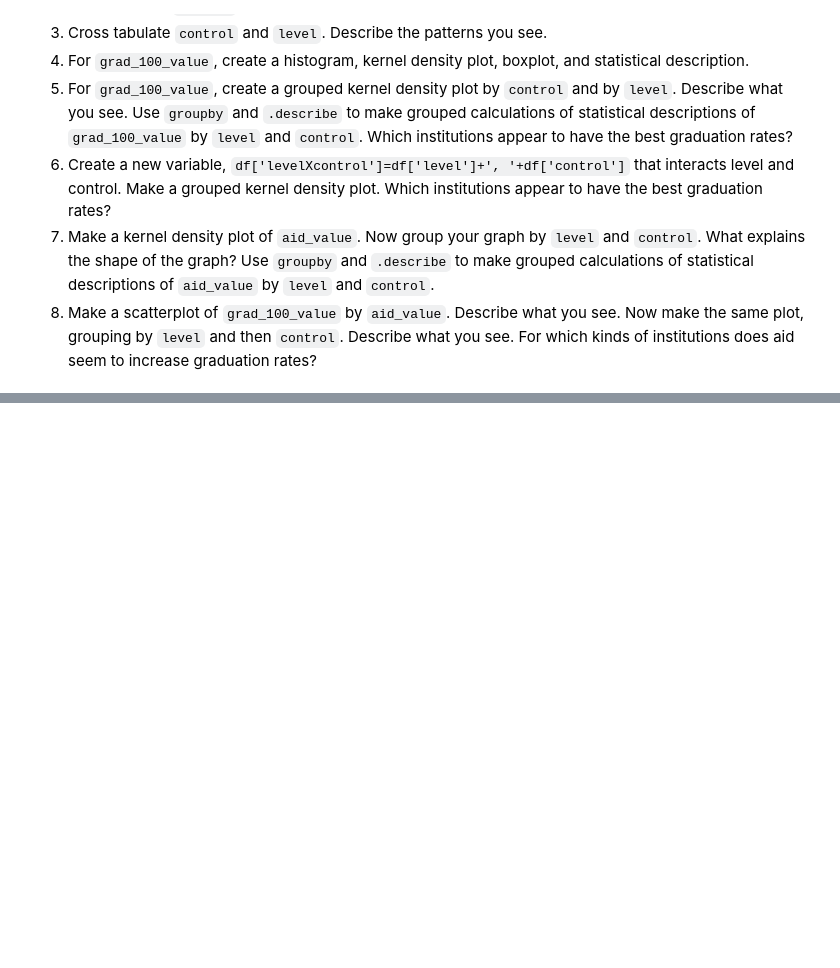
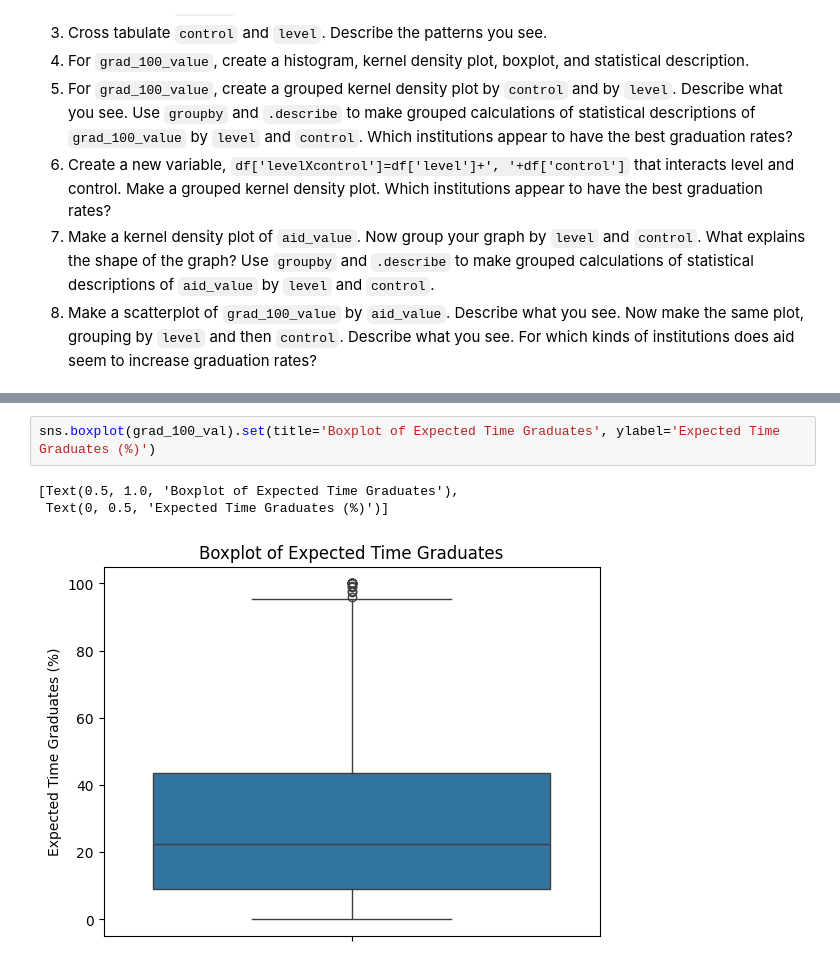
Before and after one commit to kevincha12/visualization_assignment, a Jupyter notebook: assignment.ipynb, the cells around one changed output, grey strips where cells are left out. Cells and saved outputs as stored; diff of their text form; blank space fills up the shorter version.

```diff
--- a/assignment.ipynb
+++ b/assignment.ipynb
@@ -74,0 +171,6 @@ The "relevant" variables for this question are:
+# %%
+sns.boxplot(grad_100_val).set(title='Boxplot of Expected Time Graduates', ylabel='Expected Time Graduates (%)')
+# %% [output]
+[Text(0.5, 1.0, 'Boxplot of Expected Time Graduates'),
+ Text(0, 0.5, 'Expected Time Graduates (%)')]
+[figure, added]
```
Also changed, not shown: parts of 39 cells of this notebook.
